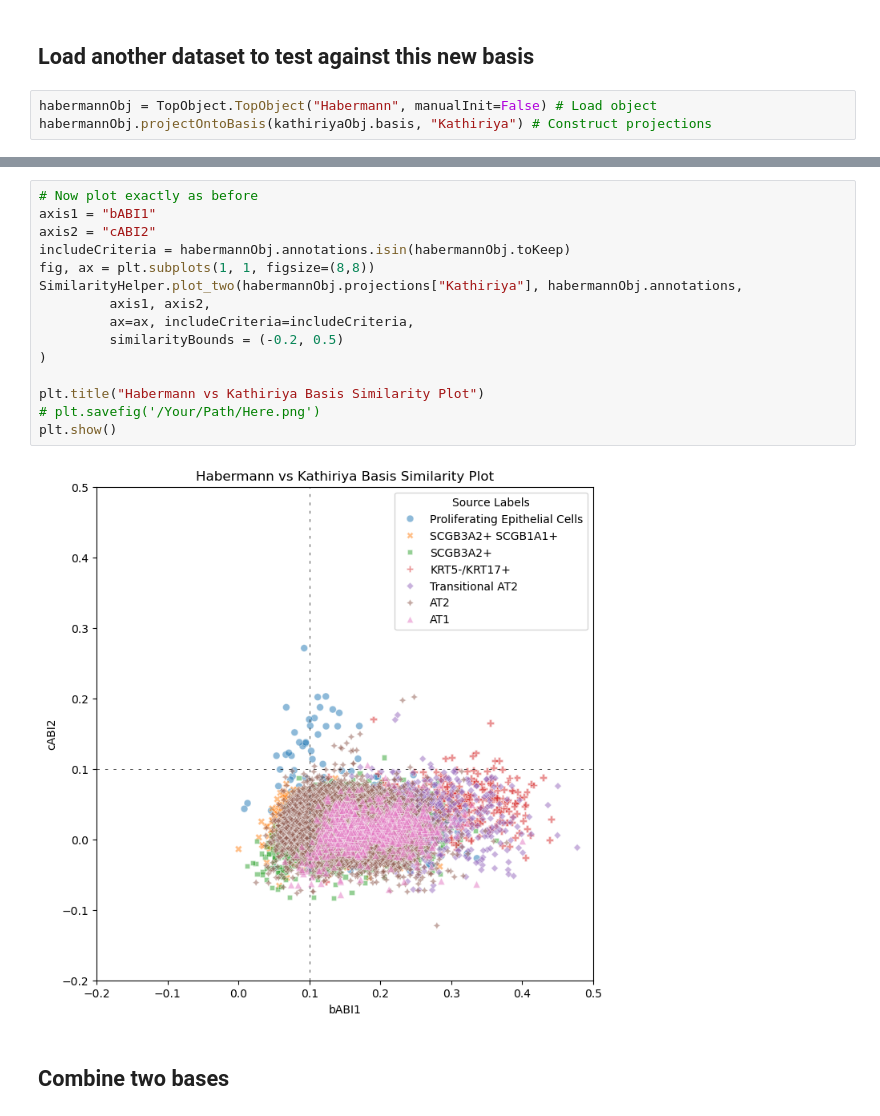
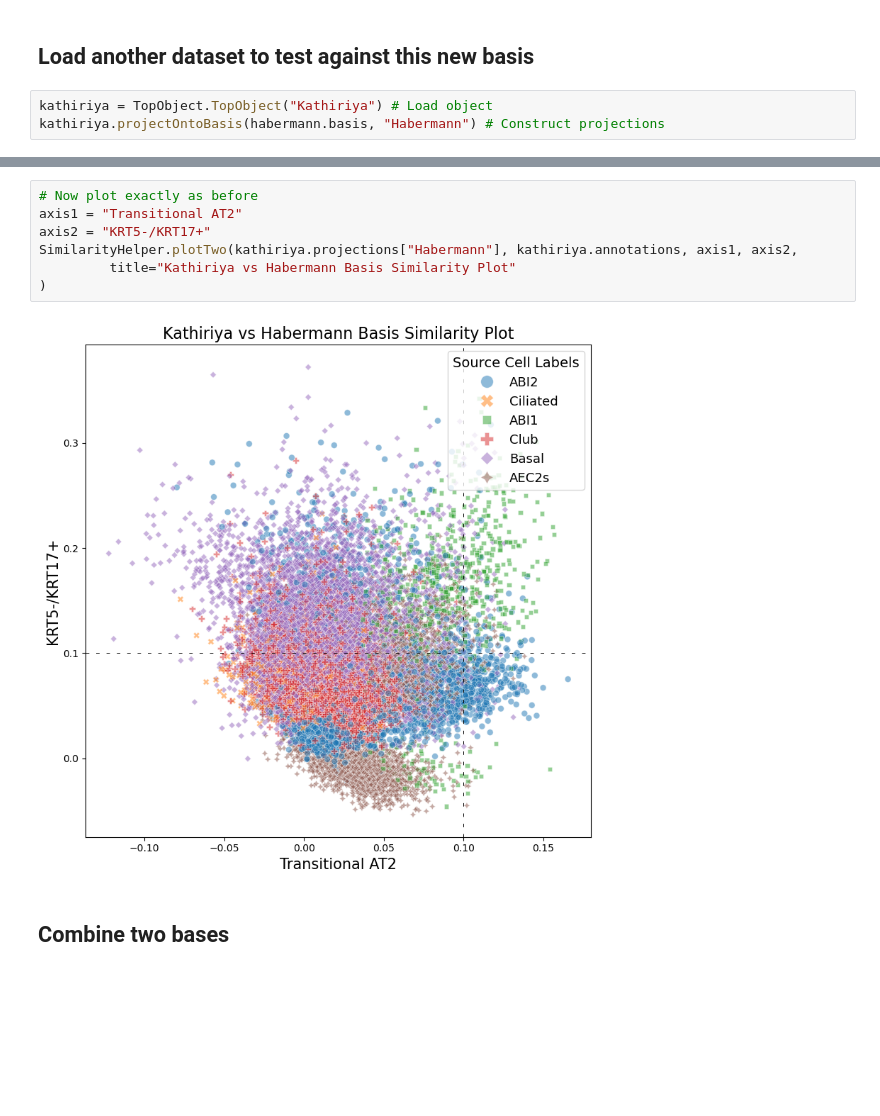
Before and after one commit to CReM-BU/Vilker_Helper_Files, a Jupyter notebook: scTOP/scTOP Vignette 2- Constructing Reference Bases.ipynb, the cells around one changed output, grey strips where cells are left out. Cells and saved outputs as stored; diff of their text form; blank space fills up the shorter version.

```diff
--- a/scTOP/scTOP Vignette 2- Constructing Reference Bases.ipynb
+++ b/scTOP/scTOP Vignette 2- Constructing Reference Bases.ipynb
@@ -87,8 +67,8 @@ plt.show()
 # %% [markdown]
 ## Load another dataset to test against this new basis
 # %%
-habermannObj = TopObject.TopObject("Habermann", manualInit=False) # Load object
-habermannObj.projectOntoBasis(kathiriyaObj.basis, "Kathiriya") # Construct projections
+kathiriya = TopObject.TopObject("Kathiriya") # Load object
+kathiriya.projectOntoBasis(habermann.basis, "Habermann") # Construct projections
 # %% [output]
 Setting AnnData object...
 Setting metadata...
@@ -109,20 +94,12 @@ Finished projecting!
 # %%
 # Now plot exactly as before
-axis1 = "bABI1"
-axis2 = "cABI2"
-includeCriteria = habermannObj.annotations.isin(habermannObj.toKeep)
-fig, ax = plt.subplots(1, 1, figsize=(8,8))
-SimilarityHelper.plot_two(habermannObj.projections["Kathiriya"], habermannObj.annotations,
-         axis1, axis2,
-         ax=ax, includeCriteria=includeCriteria,
-         similarityBounds = (-0.2, 0.5)
+axis1 = "Transitional AT2"
+axis2 = "KRT5-/KRT17+"
+SimilarityHelper.plotTwo(kathiriya.projections["Habermann"], kathiriya.annotations, axis1, axis2,
+         title="Kathiriya vs Habermann Basis Similarity Plot"
 )
-
-plt.title("Habermann vs Kathiriya Basis Similarity Plot")
-# plt.savefig('/Your/Path/Here.png')
-plt.show()
 # %% [output]
-[figure, old version]
+[figure, new version]
 # %% [markdown]
 ## Combine two bases
 # %%
```
Also changed, not shown: parts of 8 cells of this notebook, 6 other files.
